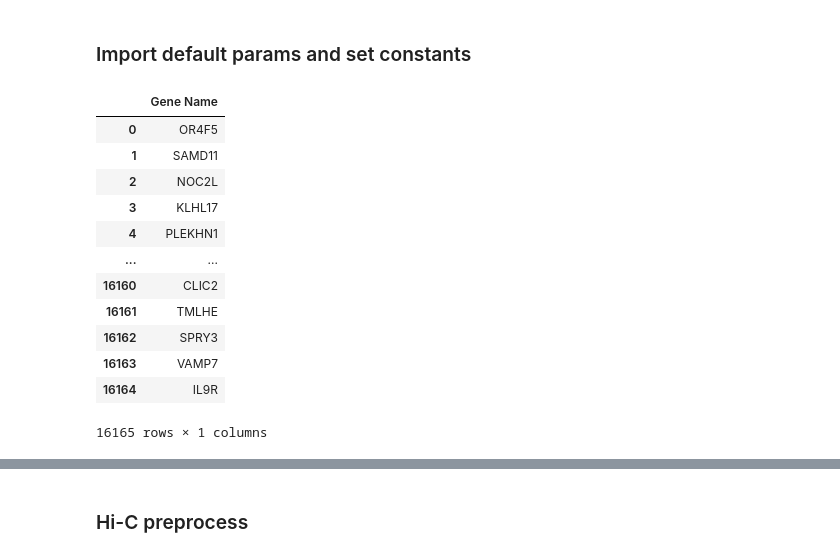
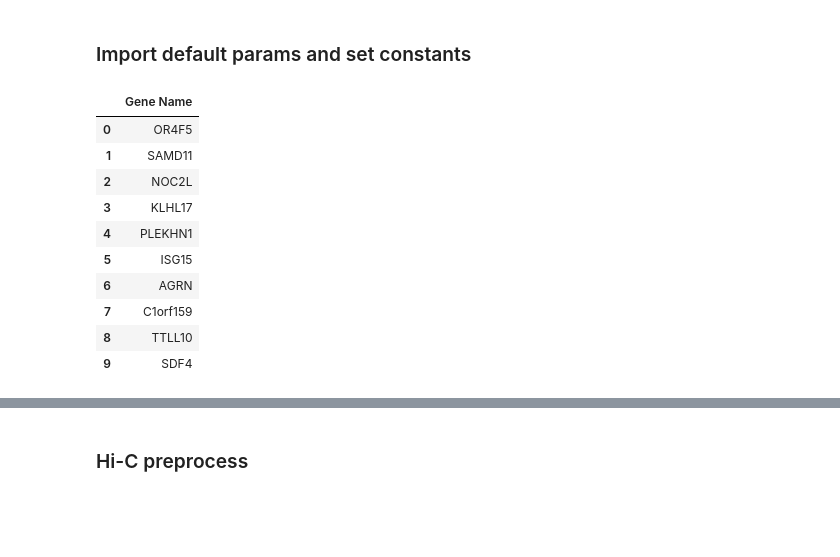
Before and after one commit to NBStarry/CGMega, a Jupyter notebook: Tutorial.ipynb, the cells around one changed output, grey strips where cells are left out. Drawn from its saved outputs; the diff is of its cells as text; code cells hidden in the pictures; blank space fills up the shorter version.

```diff
--- a/Example.ipynb
+++ b/Tutorial.ipynb
@@ -6,29 +18,27 @@ If you just want to train the model without rebuild the dataset, skip to **Load
 # %%
 import os
 import pandas as pd
 import utils
 import config_load
 
 configs = config_load.get()
 
 DATA_DIR = configs['data_dir']
 # DATA_DIR should contain 'Breast_Cancer' to run the code. See data_preprocess_cv.get_cell_line().
 PPI = configs['ppi']
 RANDOM_SEED = configs['random_seed']
 CV_FOLDS = configs['cv_folds']
 GENE_LIST = utils.get_gene_list(rename=True)
-GENE_LIST
+GENE_LIST[:10]
 # %% [output]
 |  | Gene Name |
 | 0 | OR4F5 |
 | 1 | SAMD11 |
 | 2 | NOC2L |
 | 3 | KLHL17 |
 | 4 | PLEKHN1 |
-| ... | ... |
-| 16160 | CLIC2 |
-| 16161 | TMLHE |
-| 16162 | SPRY3 |
-| 16163 | VAMP7 |
-| 16164 | IL9R |
+| 5 | ISG15 |
+| 6 | AGRN |
+| 7 | C1orf159 |
+| 8 | TTLL10 |
+| 9 | SDF4 |
-16165 rows × 1 columns
```
Also changed, not shown: parts of 5 cells of this notebook, 1 other file.
